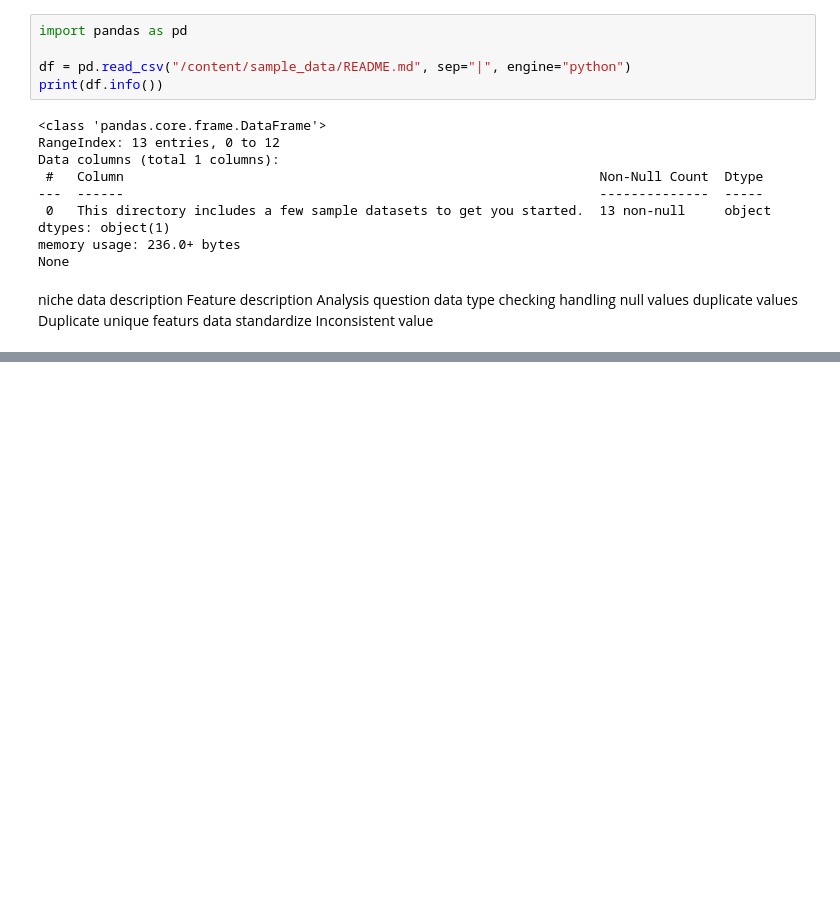
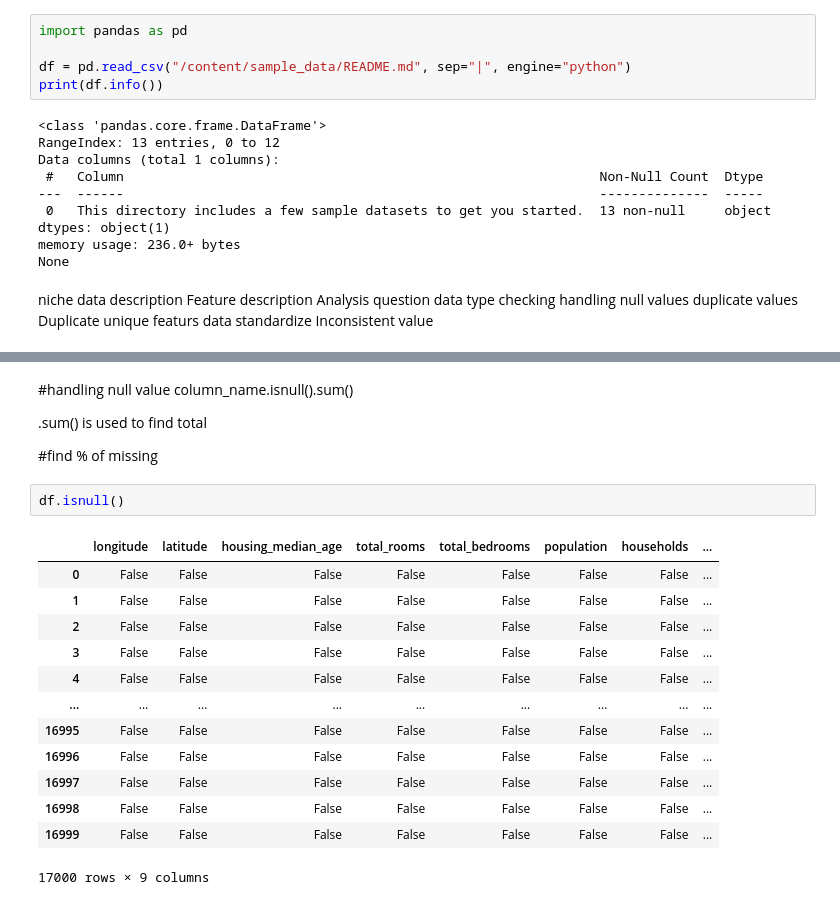
Before and after one commit to Ralein/AI-ML, a Jupyter notebook: Data_Analysis.ipynb, the cells around one changed output, grey strips where cells are left out. Cells and saved outputs as stored; diff of their text form; blank space fills up the shorter version.

```diff
--- a/Data_Analysis.ipynb
+++ b/Data_Analysis.ipynb
@@ -70,0 +96,23 @@ Inconsistent value
+# %% [markdown]
+#handling null value
+column_name.isnull().sum()
+
+.sum() is used to find total
+
+#find % of missing
+# %%
+df.isnull()
+# %% [output]
+|  | longitude | latitude | housing_median_age | total_rooms | total_bedrooms | population | households | ... |
+| 0 | False | False | False | False | False | False | False | ... |
+| 1 | False | False | False | False | False | False | False | ... |
+| 2 | False | False | False | False | False | False | False | ... |
+| 3 | False | False | False | False | False | False | False | ... |
+| 4 | False | False | False | False | False | False | False | ... |
+| ... | ... | ... | ... | ... | ... | ... | ... | ... |
+| 16995 | False | False | False | False | False | False | False | ... |
+| 16996 | False | False | False | False | False | False | False | ... |
+| 16997 | False | False | False | False | False | False | False | ... |
+| 16998 | False | False | False | False | False | False | False | ... |
+| 16999 | False | False | False | False | False | False | False | ... |
+17000 rows × 9 columns
```
Also changed, not shown: parts of 4 cells of this notebook.
